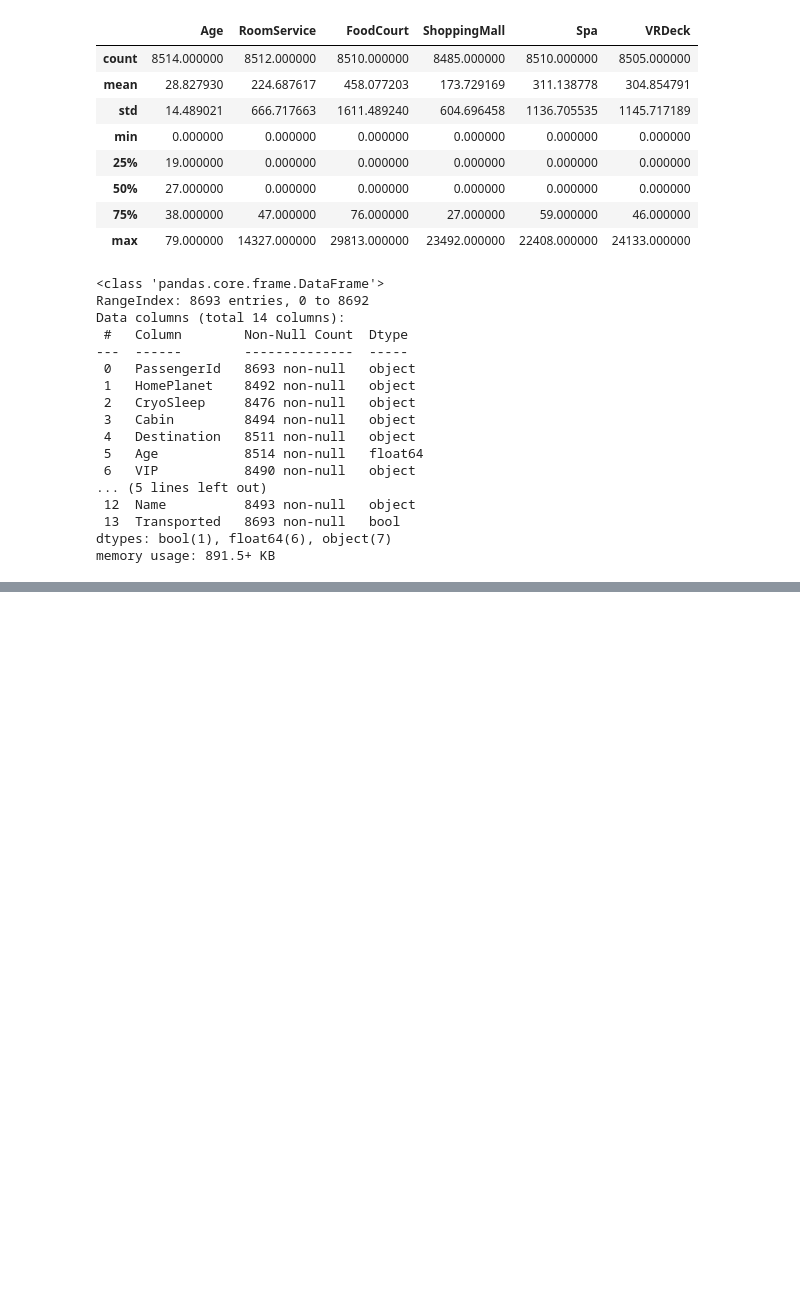
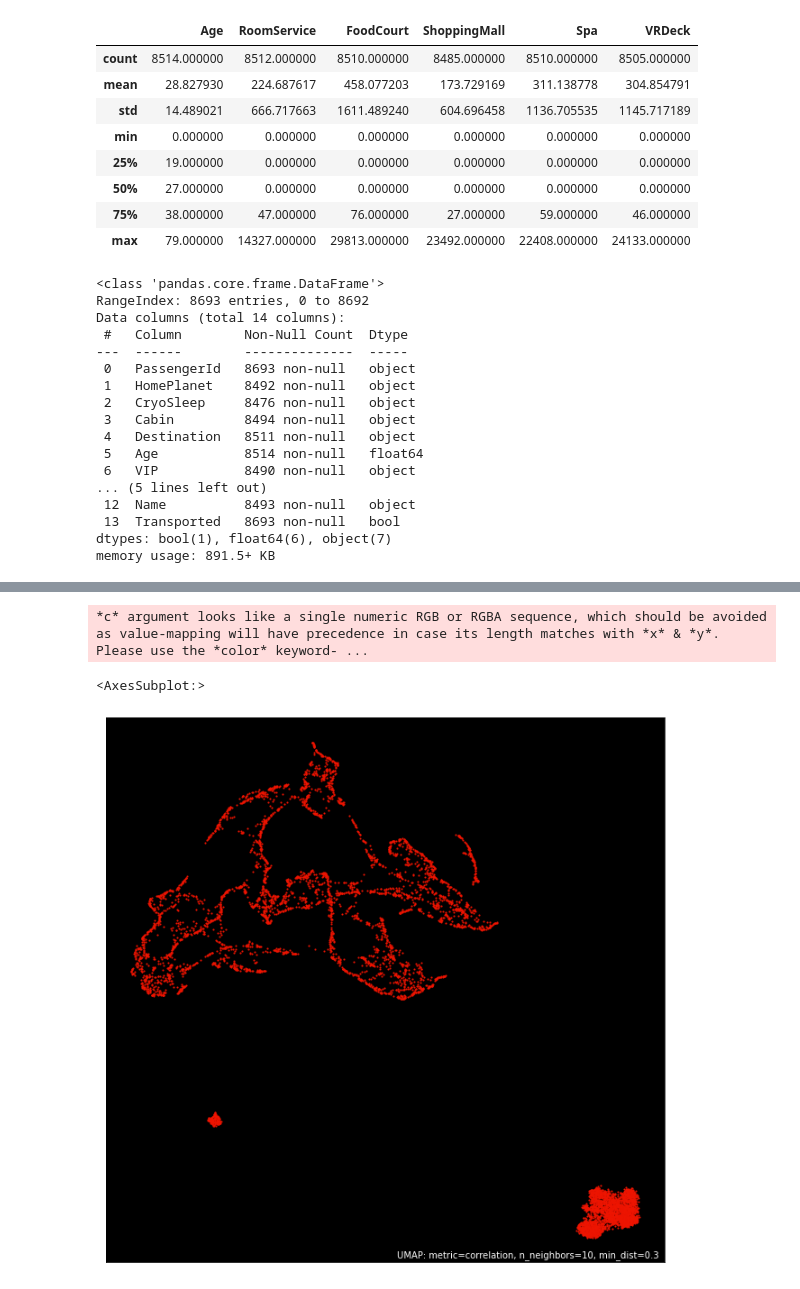
Before and after one commit to Dael-the-Mailman/kaggle-submissions, a Jupyter notebook: spaceship-titanic/Data Exploration.ipynb, the cells around one changed output, grey strips where cells are left out. Cells and saved outputs as stored; diff of their text form; code cells hidden in the pictures; blank space fills up the shorter version.

```diff
--- a/spaceship-titanic/Data Exploration.ipynb
+++ b/spaceship-titanic/Data Exploration.ipynb
@@ -51,0 +90,3 @@ memory usage: 891.5+ KB
+# %%
+numeric_cols = data.select_dtypes(include=np.number).columns.tolist()
+object_cols = list(set(data.columns) - set(numeric_cols))
@@ -51,0 +155,7 @@ memory usage: 891.5+ KB
+# %%
+import umap
+import umap.plot
+dropna = data.dropna()
+embedding = umap.UMAP(n_neighbors=10,
+                      min_dist=0.3,
+                      metric='correlation').fit(dropna[numeric_cols])
@@ -51,0 +166,7 @@ memory usage: 891.5+ KB
+# %%
+# fig, axes = plt.subplots(2, 2, figsize=(16, 16))
+umap.plot.points(embedding, theme='fire')
+# %% [output]
+*c* argument looks like a single numeric RGB or RGBA sequence, which should be avoided as value-mapping will have precedence in case its length matches with *x* & *y*.  Please use the *color* keyword- ...
+<AxesSubplot:>
+[figure, added]
```
Also changed, not shown: parts of 16 cells of this notebook.
